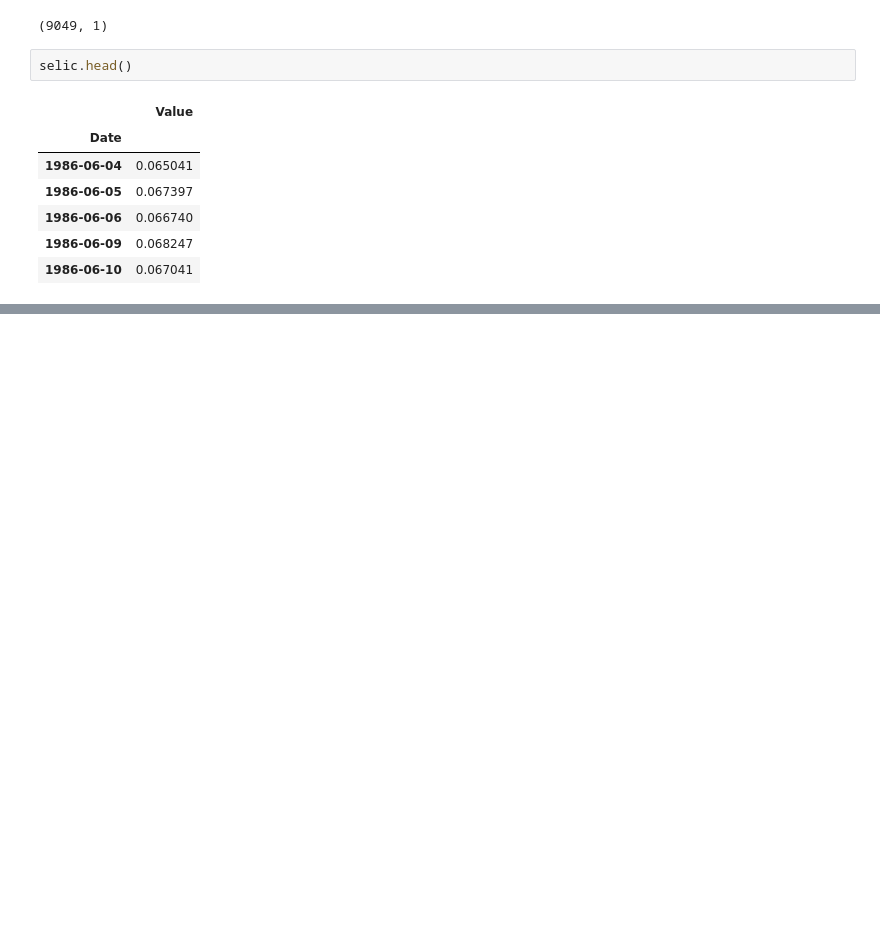
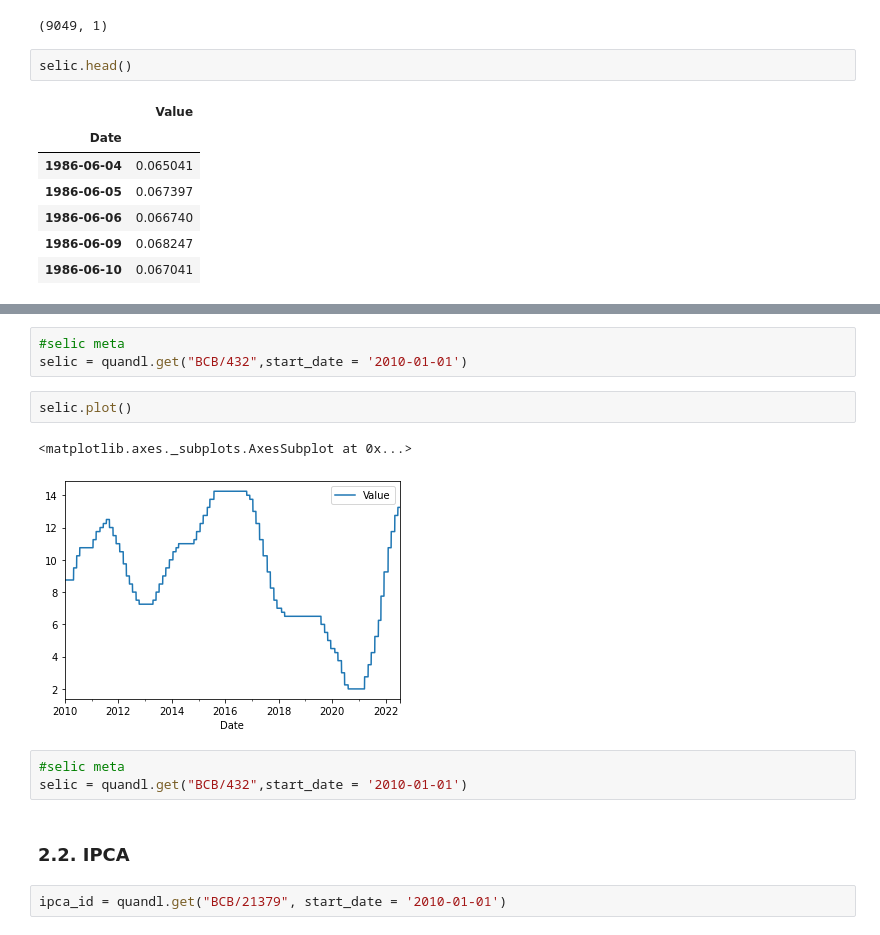
Before and after one commit to robertoricci/Curso-Python-para-Mercado-Financeiro-Trading-com-Dados, a Jupyter notebook: Aula_Biblioteca_Quandl.ipynb, the cells around one changed output, grey strips where cells are left out. Saved outputs shown, nothing was run; the diff lists cells and outputs as text; blank space fills up the shorter version.

```diff
--- a/Aula_Biblioteca_Quandl.ipynb
+++ b/Aula_Biblioteca_Quandl.ipynb
@@ -50,0 +58,15 @@ selic.head()
+# %%
+#selic meta
+selic = quandl.get("BCB/432",start_date = '2010-01-01')
+# %%
+selic.plot()
+# %% [output]
+<matplotlib.axes._subplots.AxesSubplot at 0x...>
+[figure, added]
+# %%
+#selic meta
+selic = quandl.get("BCB/432",start_date = '2010-01-01')
+# %% [markdown]
+### 2.2. IPCA
+# %%
+ipca_id = quandl.get("BCB/21379", start_date = '2010-01-01')
```
Also changed, not shown: parts of 5 cells of this notebook.
